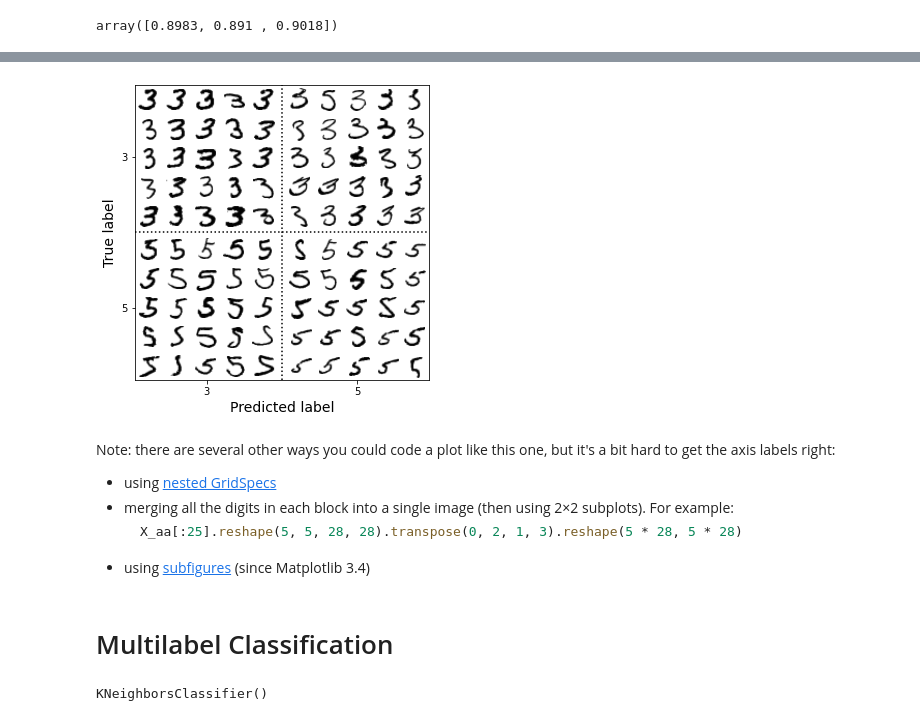
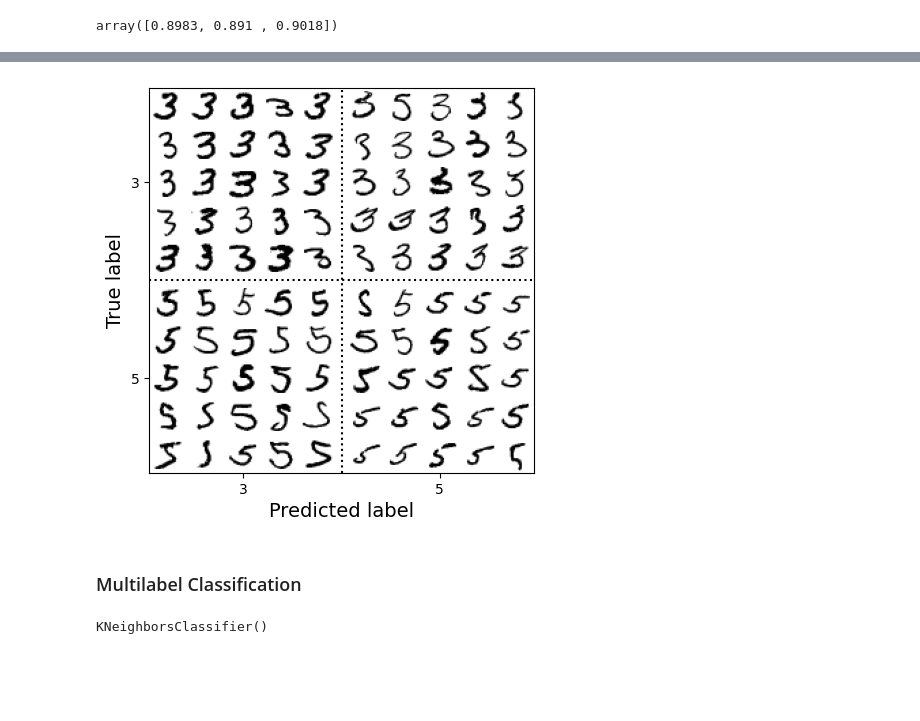
Before and after one commit to inaijin/HandsOnML-Practice, a Jupyter notebook: Supervised-Learning/Classification/MNIST.ipynb, the cells around one changed output, grey strips where cells are left out. Saved outputs shown, nothing was run; the diff lists cells and outputs as text; code cells hidden in the pictures; blank space fills up the shorter version.

````diff
--- a/Supervised-Learning/Classification/MNIST.ipynb
+++ b/Supervised-Learning/Classification/MNIST.ipynb
@@ -480,36 +468,26 @@ X_ab = X_train[(y_train == cl_a) & (y_train_pred == cl_b)]
 X_ba = X_train[(y_train == cl_b) & (y_train_pred == cl_a)]
 X_bb = X_train[(y_train == cl_b) & (y_train_pred == cl_b)]
 # %%
-# extra code – this cell generates and saves Figure 3–11
 size = 5
 pad = 0.2
 plt.figure(figsize=(size, size))
 for images, (label_col, label_row) in [(X_ba, (0, 0)), (X_bb, (1, 0)),
                                        (X_aa, (0, 1)), (X_ab, (1, 1))]:
     for idx, image_data in enumerate(images[:size*size]):
         x = idx % size + label_col * (size + pad)
         y = idx // size + label_row * (size + pad)
         plt.imshow(image_data.reshape(28, 28), cmap="binary",
                    extent=(x, x + 1, y, y + 1))
 plt.xticks([size / 2, size + pad + size / 2], [str(cl_a), str(cl_b)])
 plt.yticks([size / 2, size + pad + size / 2], [str(cl_b), str(cl_a)])
 plt.plot([size + pad / 2, size + pad / 2], [0, 2 * size + pad], "k:")
 plt.plot([0, 2 * size + pad], [size + pad / 2, size + pad / 2], "k:")
 plt.axis([0, 2 * size + pad, 0, 2 * size + pad])
 plt.xlabel("Predicted label")
 plt.ylabel("True label")
-save_fig("error_analysis_digits_plot")
 plt.show()
 # %% [output]
-[figure, old version]
+[figure, new version]
-# %% [markdown]
-Note: there are several other ways you could code a plot like this one, but it's a bit hard to get the axis labels right:
-* using [nested GridSpecs](https://matplotlib.org/stable/gallery/subplots_axes_and_figures/gridspec_nested.html)
-* merging all the digits in each block into a single image (then using 2×2 subplots). For example:
-    ```python
-    X_aa[:25].reshape(5, 5, 28, 28).transpose(0, 2, 1, 3).reshape(5 * 28, 5 * 28)
-    ```
-* using [subfigures](https://matplotlib.org/stable/gallery/subplots_axes_and_figures/subfigures.html) (since Matplotlib 3.4)
 # %% [markdown]
-# Multilabel Classification
+### Multilabel Classification
 # %%
````
Also changed, not shown: parts of 56 cells of this notebook.
